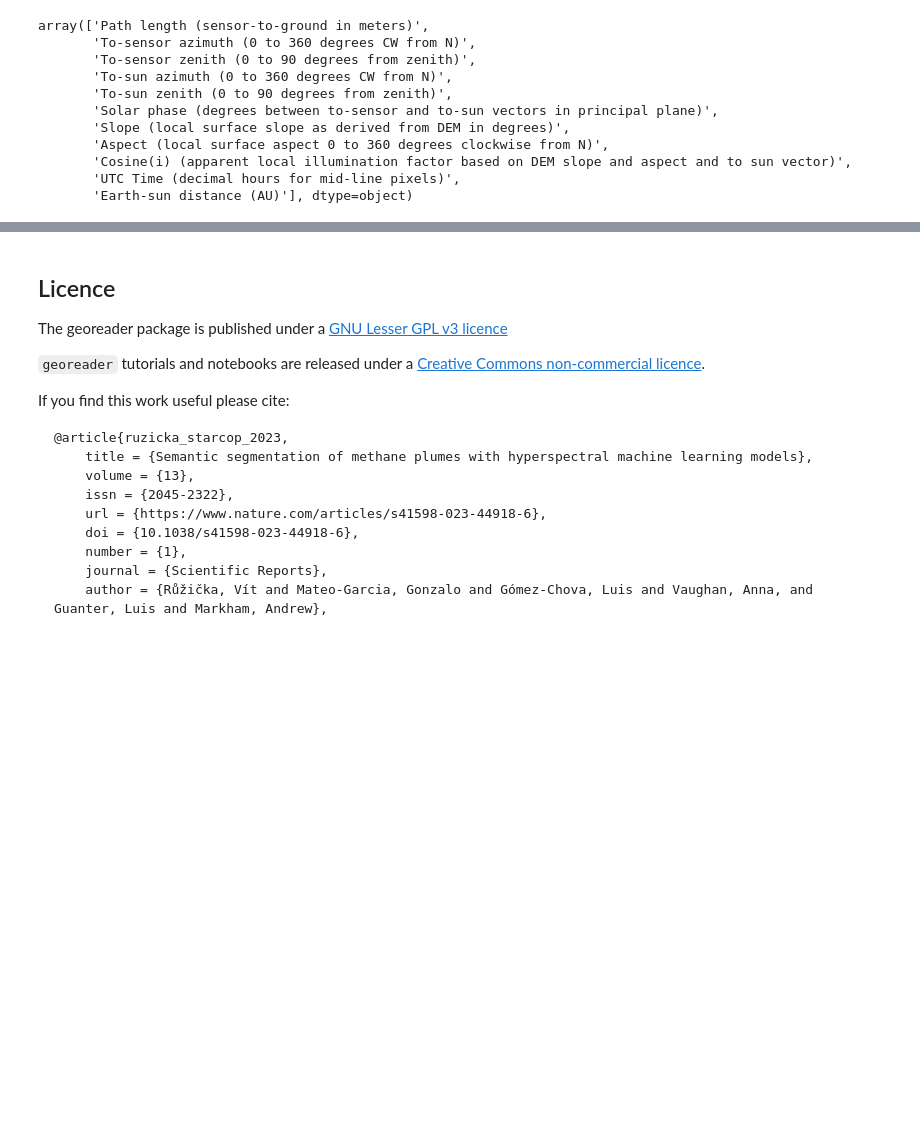
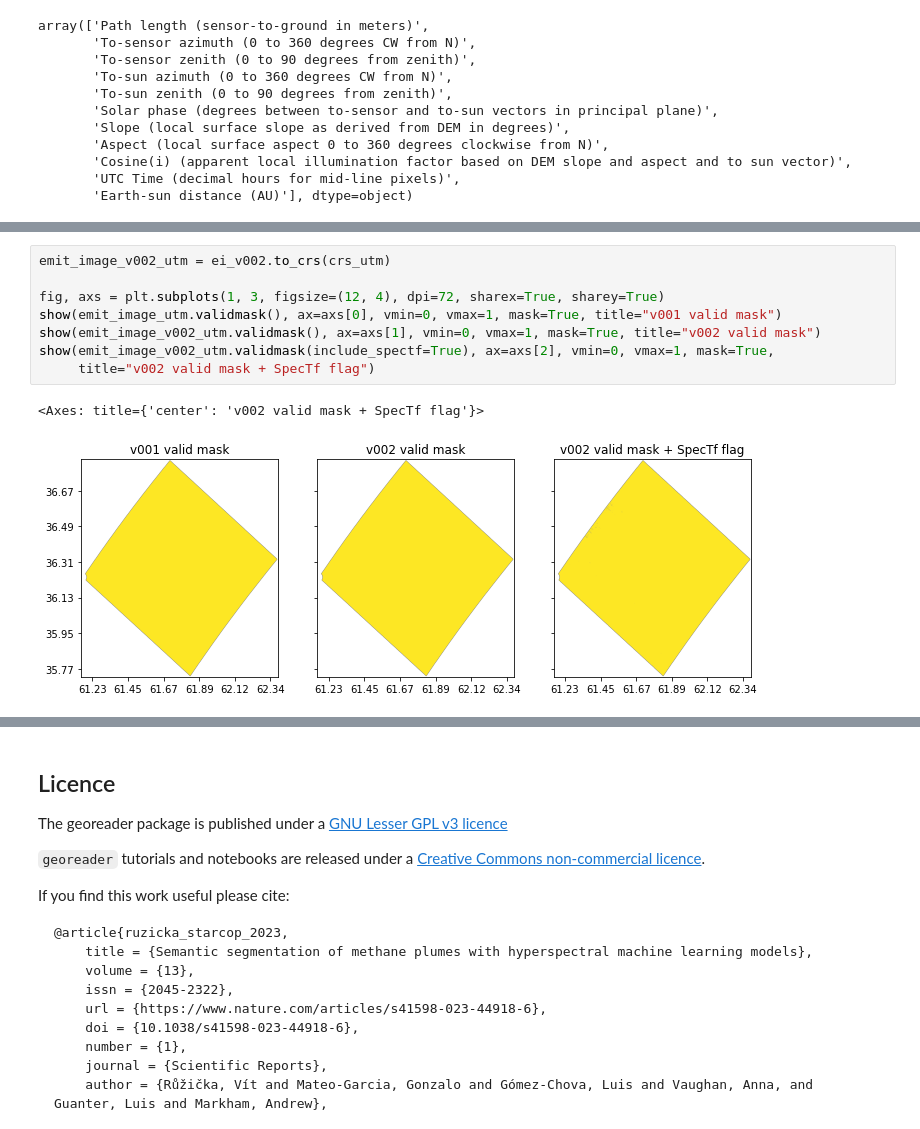
Before and after one commit to spaceml-org/georeader, a Jupyter notebook: docs/emit_explore.ipynb, the cells around one changed output, grey strips where cells are left out. Drawn from its saved outputs; the diff is of its cells as text; blank space fills up the shorter version.

```diff
--- a/docs/emit_explore.ipynb
+++ b/docs/emit_explore.ipynb
@@ -333,0 +430,11 @@ show(emit_image_utm.observation('Slope (local surface slope as derived from DEM
+# %%
+emit_image_v002_utm = ei_v002.to_crs(crs_utm)
+
+fig, axs = plt.subplots(1, 3, figsize=(12, 4), dpi=72, sharex=True, sharey=True)
+show(emit_image_utm.validmask(), ax=axs[0], vmin=0, vmax=1, mask=True, title="v001 valid mask")
+show(emit_image_v002_utm.validmask(), ax=axs[1], vmin=0, vmax=1, mask=True, title="v002 valid mask")
+show(emit_image_v002_utm.validmask(include_spectf=True), ax=axs[2], vmin=0, vmax=1, mask=True,
+     title="v002 valid mask + SpecTf flag")
+# %% [output]
+<Axes: title={'center': 'v002 valid mask + SpecTf flag'}>
+[figure, added]
```
Also changed, not shown: parts of 23 cells of this notebook.
